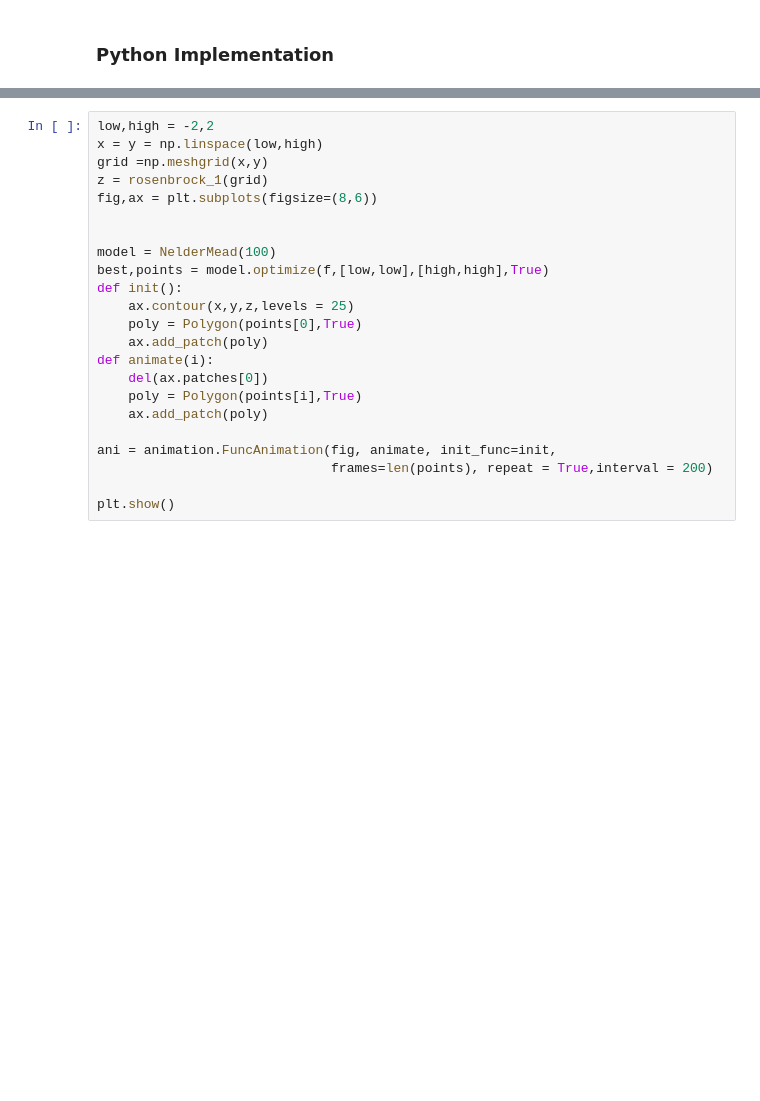
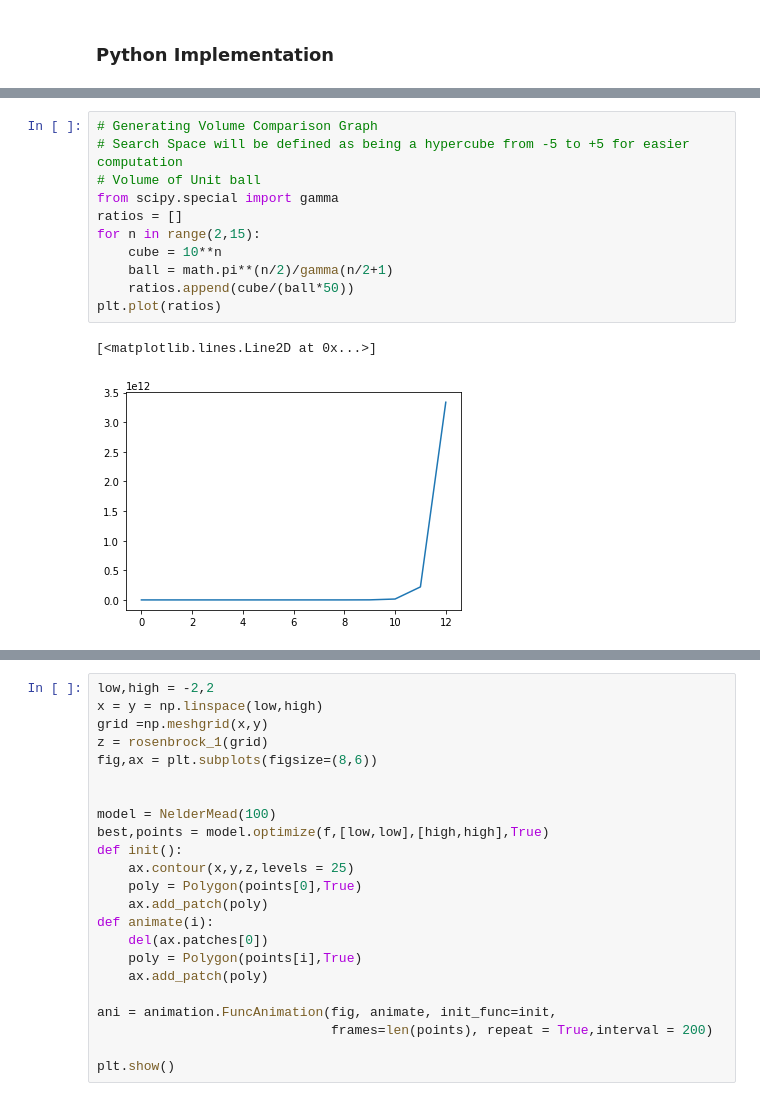
Before and after one commit to reoneo97/no-grad-optim, a Jupyter notebook: Assignment_1_Reo.ipynb, the cells around one changed output, grey strips where cells are left out. Drawn from its saved outputs; the diff is of its cells as text; blank space fills up the shorter version.

```diff
--- a/Assignment_1_Reo.ipynb
+++ b/Assignment_1_Reo.ipynb
@@ -399,0 +550,14 @@ HTML(anim)
+# %%
+# Generating Volume Comparison Graph
+# Search Space will be defined as being a hypercube from -5 to +5 for easier computation
+# Volume of Unit ball
+from scipy.special import gamma
+ratios = []
+for n in range(2,15):
+    cube = 10**n
+    ball = math.pi**(n/2)/gamma(n/2+1)
+    ratios.append(cube/(ball*50))
+plt.plot(ratios)
+# %% [output]
+[<matplotlib.lines.Line2D at 0x...>]
+[figure, added]
```
Also changed, not shown: parts of 30 cells of this notebook.
